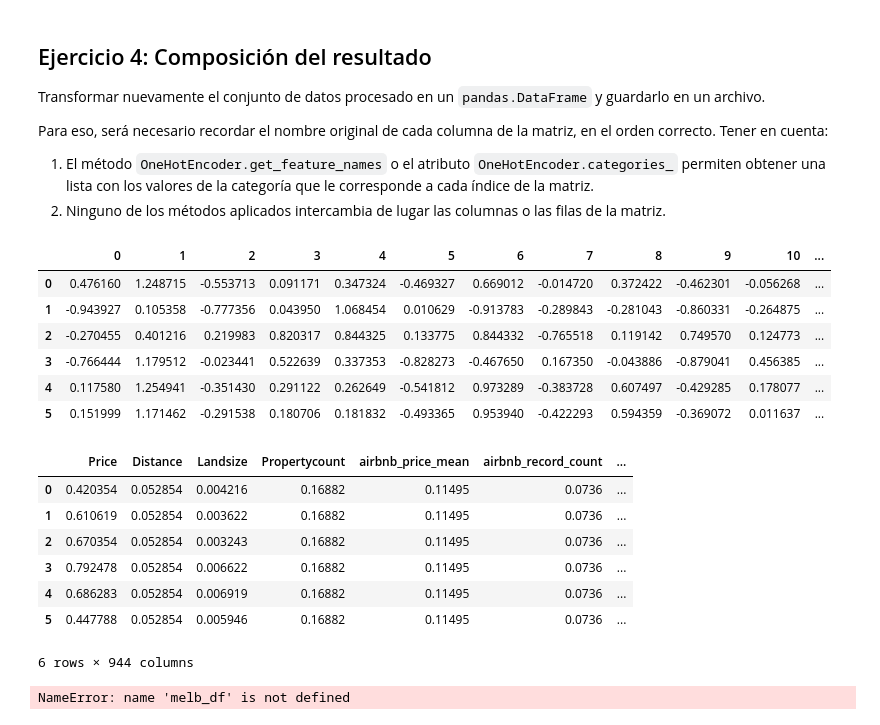
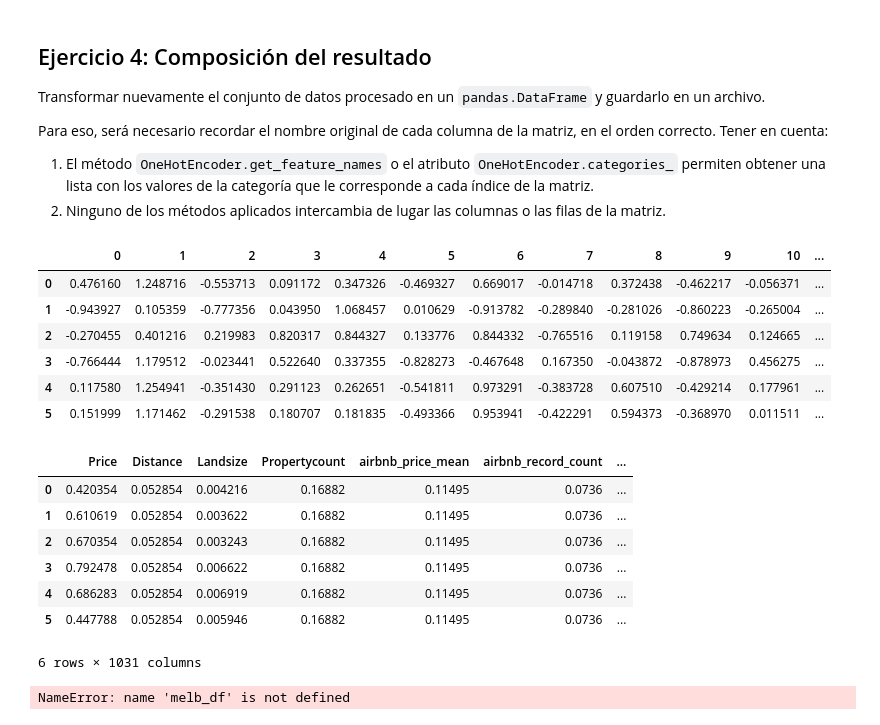
Before and after one commit to estebanarr/TP2_exploracion_curacion_datos, a Jupyter notebook: Entregable_Parte_2 .ipynb, the cells around one changed output. Cells and saved outputs as stored; diff of their text form; code cells hidden in the pictures.

```diff
--- a/Entregable_Parte_2 .ipynb
+++ b/Entregable_Parte_2 .ipynb
@@ -520,20 +520,20 @@ Para eso, será necesario recordar el nombre original de cada columna de la matr
 1. El método `OneHotEncoder.get_feature_names` o el atributo `OneHotEncoder.categories_` permiten obtener una lista con los valores de la categoría que le corresponde a cada índice de la matriz.
 2. Ninguno de los métodos aplicados intercambia de lugar las columnas o las filas de la matriz.
 # %%
-# Primeras 86 componentes principales
+# Primeras 173 componentes principales
 
-pca2 = PCA(n_components=86)
+pca2 = PCA(n_components=173)
 pca_dummy_features = pca2.fit_transform(df_2)
 pca_dummy_features_df=pd.DataFrame(pca_dummy_features)### cómo se puede poner el nombre de cada componente sin escribir las 86?? (lau)
 pca_dummy_features_df[:6]
 # %% [output]
 |  | 0 | 1 | 2 | 3 | 4 | 5 | 6 | 7 | 8 | 9 | 10 | ... |
-| 0 | 0.476160 | 1.248715 | -0.553713 | 0.091171 | 0.347324 | -0.469327 | 0.669012 | -0.014720 | 0.372422 | -0.462301 | -0.056268 | ... |
-| 1 | -0.943927 | 0.105358 | -0.777356 | 0.043950 | 1.068454 | 0.010629 | -0.913783 | -0.289843 | -0.281043 | -0.860331 | -0.264875 | ... |
-| 2 | -0.270455 | 0.401216 | 0.219983 | 0.820317 | 0.844325 | 0.133775 | 0.844332 | -0.765518 | 0.119142 | 0.749570 | 0.124773 | ... |
-| 3 | -0.766444 | 1.179512 | -0.023441 | 0.522639 | 0.337353 | -0.828273 | -0.467650 | 0.167350 | -0.043886 | -0.879041 | 0.456385 | ... |
-| 4 | 0.117580 | 1.254941 | -0.351430 | 0.291122 | 0.262649 | -0.541812 | 0.973289 | -0.383728 | 0.607497 | -0.429285 | 0.178077 | ... |
-| 5 | 0.151999 | 1.171462 | -0.291538 | 0.180706 | 0.181832 | -0.493365 | 0.953940 | -0.422293 | 0.594359 | -0.369072 | 0.011637 | ... |
+| 0 | 0.476160 | 1.248716 | -0.553713 | 0.091172 | 0.347326 | -0.469327 | 0.669017 | -0.014718 | 0.372438 | -0.462217 | -0.056371 | ... |
+| 1 | -0.943927 | 0.105359 | -0.777356 | 0.043950 | 1.068457 | 0.010629 | -0.913782 | -0.289840 | -0.281026 | -0.860223 | -0.265004 | ... |
+| 2 | -0.270455 | 0.401216 | 0.219983 | 0.820317 | 0.844327 | 0.133776 | 0.844332 | -0.765516 | 0.119158 | 0.749634 | 0.124665 | ... |
+| 3 | -0.766444 | 1.179512 | -0.023441 | 0.522640 | 0.337355 | -0.828273 | -0.467648 | 0.167350 | -0.043872 | -0.878973 | 0.456275 | ... |
+| 4 | 0.117580 | 1.254941 | -0.351430 | 0.291123 | 0.262651 | -0.541811 | 0.973291 | -0.383728 | 0.607510 | -0.429214 | 0.177961 | ... |
+| 5 | 0.151999 | 1.171462 | -0.291538 | 0.180707 | 0.181835 | -0.493366 | 0.953941 | -0.422291 | 0.594373 | -0.368970 | 0.011511 | ... |
 # %%
 #Se guarda el archivo con las componentes principales en un csv
 
@@ -550,7 +550,7 @@ df_2_pca[:6]
 | 3 | 0.792478 | 0.052854 | 0.006622 | 0.16882 | 0.11495 | 0.0736 | ... |
 | 4 | 0.686283 | 0.052854 | 0.006919 | 0.16882 | 0.11495 | 0.0736 | ... |
 | 5 | 0.447788 | 0.052854 | 0.005946 | 0.16882 | 0.11495 | 0.0736 | ... |
-6 rows × 944 columns
+6 rows × 1031 columns
 # %%
 #Se guarda el archivo concatenado en un csv
 
```
Also changed, not shown: parts of 2 cells of this notebook, 4 other files.
